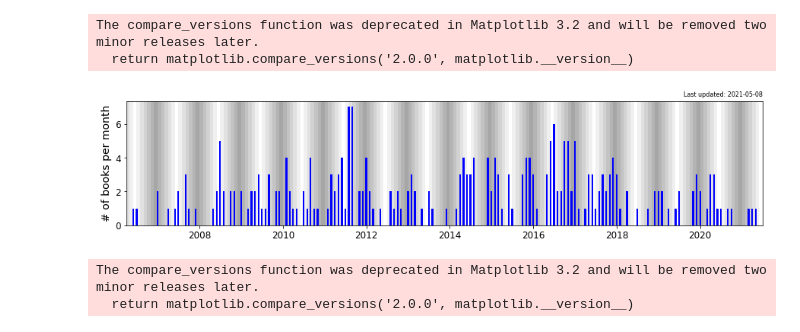
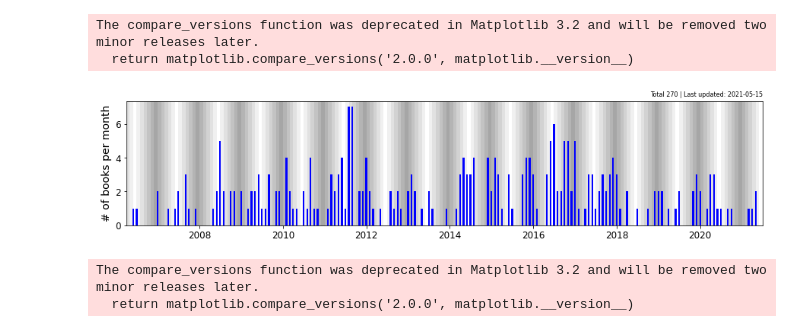
Before and after one commit to onurvarol/my_bookshelf, a Jupyter notebook: bookshelf_analysis.ipynb, the cells around one changed output. Drawn from its saved outputs; the diff is of its cells as text; code cells hidden in the pictures.

```diff
--- a/bookshelf_analysis.ipynb
+++ b/bookshelf_analysis.ipynb
@@ -116,30 +103,31 @@ The compare_versions function was deprecated in Matplotlib 3.2 and will be remov
 # %%
 fig = plt.figure(figsize=(15,3))
 mSorted = sorted(monthly.keys())
 sDate = datetime.strptime(mSorted[0], '%Y-%m') + relativedelta(months=-2)
 eDate = datetime.strptime(mSorted[-1], '%Y-%m') + relativedelta(months=+2)
 while sDate < eDate:
     temp = sDate + relativedelta(months=+1)
     cval = 1-abs(sDate.month-6)/6.0
     plt.axvspan(sDate, temp, facecolor=plt.cm.gray(cval),#'{}'.format(),
                 edgecolor='none',alpha=0.35)
     sDate = temp
 
 mSorted = [m for m in sorted(monthly.keys()) if monthly[m]>0]
 plt.bar([datetime.strptime(m, '%Y-%m') for m in mSorted],
         [monthly[m] for m in mSorted], label='Book',
         width = 15, linewidth=0, color='b')
 
 plt.xlim(xmin=datetime.strptime(mSorted[0], '%Y-%m') + relativedelta(months=-2),
          xmax=datetime.strptime(mSorted[-1], '%Y-%m') + relativedelta(months=+2))
 plt.ylabel('# of books per month', fontsize=14)
-plt.title('Last updated: {}'.format(datetime.today().strftime('%Y-%m-%d')), fontsize=8, loc='right')
+plt.title('Total {} | Last updated: {}'.format(sum(list(monthly.values())), datetime.today().strftime('%Y-%m-%d')),
+          fontsize=8, loc='right')
 plt.tick_params(labelsize=12)
 plt.savefig('docs/reading_monthly_freq.png', bbox_inches='tight', dpi=300, transparent=True)
 # %% [output]
 The compare_versions function was deprecated in Matplotlib 3.2 and will be removed two minor releases later.
   return matplotlib.compare_versions('2.0.0', matplotlib.__version__)
-[figure, old version]
+[figure, new version]
 # %%
 fig = plt.figure(figsize=(15,3))
 mSorted = sorted(monthly.keys())
```
Also changed, not shown: parts of 4 cells of this notebook, 6 other files.
